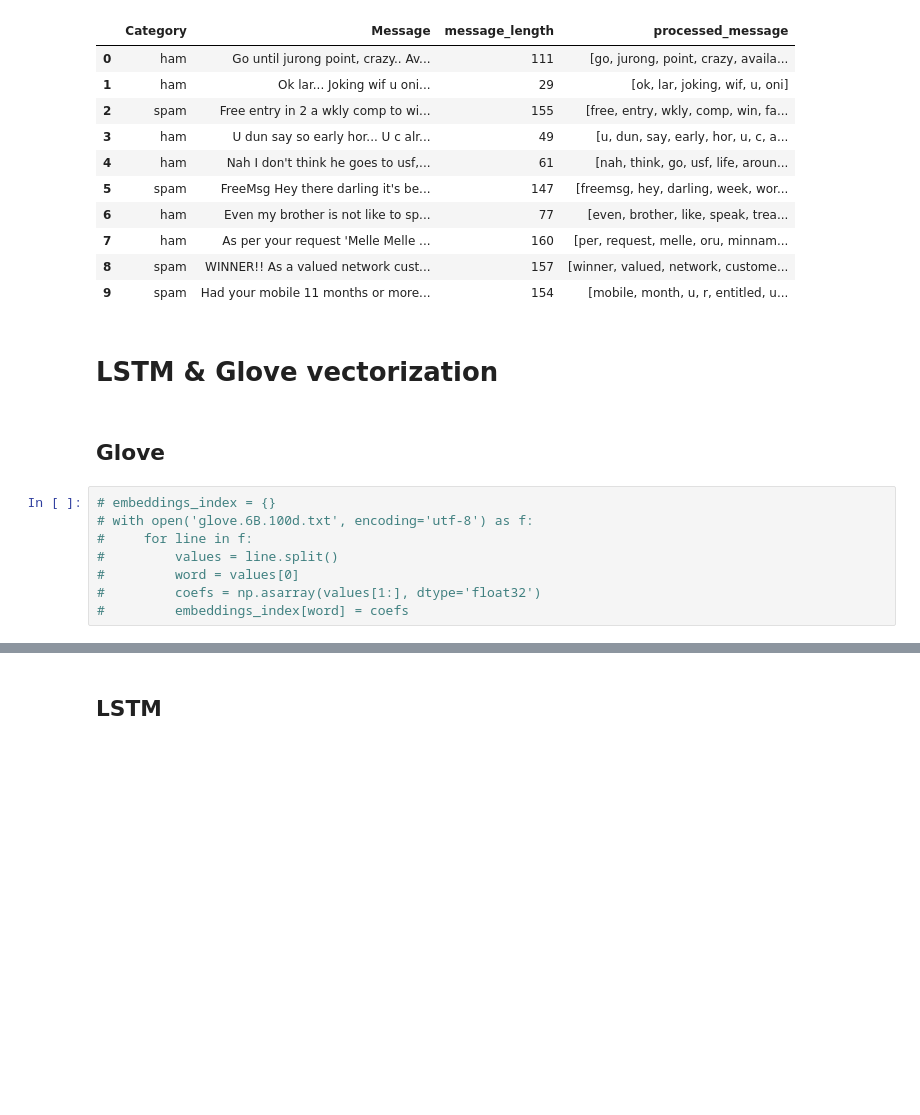
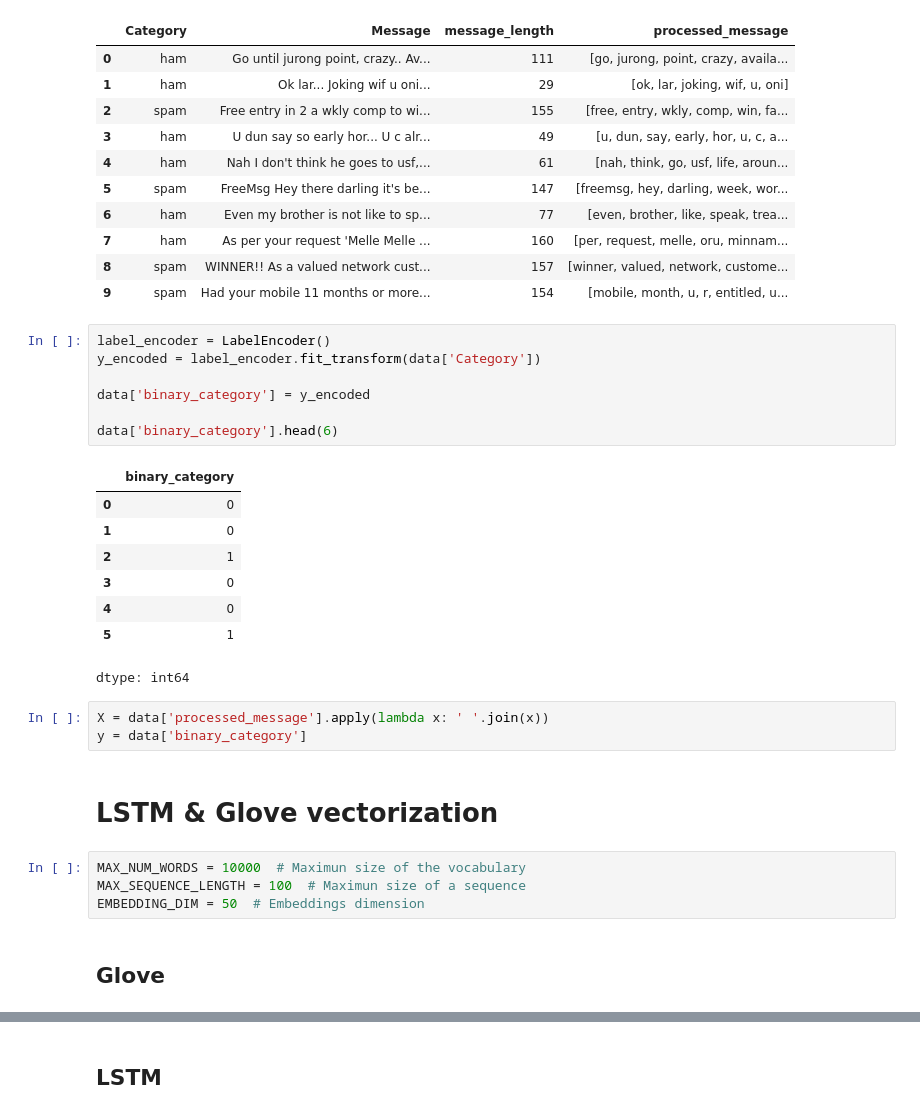
Before and after one commit to GabrielNhoncanse/Ponderadas, a Jupyter notebook: M011_Spam_Sem06/ponderada_spam_sem06.ipynb, the cells around one changed output, grey strips where cells are left out. Cells and saved outputs as stored; diff of their text form; blank space fills up the shorter version.

```diff
--- a/M011_Spam_Sem06/ponderada_spam_sem06.ipynb
+++ b/M011_Spam_Sem06/ponderada_spam_sem06.ipynb
@@ -181,15 +198,30 @@ data.head(10)
 | 7 | ham | As per your request 'Melle Melle ... | 160 | [per, request, melle, oru, minnam... |
 | 8 | spam | WINNER!! As a valued network cust... | 157 | [winner, valued, network, custome... |
 | 9 | spam | Had your mobile 11 months or more... | 154 | [mobile, month, u, r, entitled, u... |
+# %%
+label_encoder = LabelEncoder()
+y_encoded = label_encoder.fit_transform(data['Category'])
+
+data['binary_category'] = y_encoded
+
+data['binary_category'].head(6)
+# %% [output]
+|  | binary_category |
+| 0 | 0 |
+| 1 | 0 |
+| 2 | 1 |
+| 3 | 0 |
+| 4 | 0 |
+| 5 | 1 |
+dtype: int64
+# %%
+X = data['processed_message'].apply(lambda x: ' '.join(x))
+y = data['binary_category']
 # %% [markdown]
 # LSTM & Glove vectorization
+# %%
+MAX_NUM_WORDS = 10000  # Maximun size of the vocabulary
+MAX_SEQUENCE_LENGTH = 100  # Maximun size of a sequence
+EMBEDDING_DIM = 50  # Embeddings dimension
 # %% [markdown]
 ## Glove
-# %%
-# embeddings_index = {}
-# with open('glove.6B.100d.txt', encoding='utf-8') as f:
-#     for line in f:
-#         values = line.split()
-#         word = values[0]
-#         coefs = np.asarray(values[1:], dtype='float32')
-#         embeddings_index[word] = coefs
```
Also changed, not shown: parts of 15 cells of this notebook.
